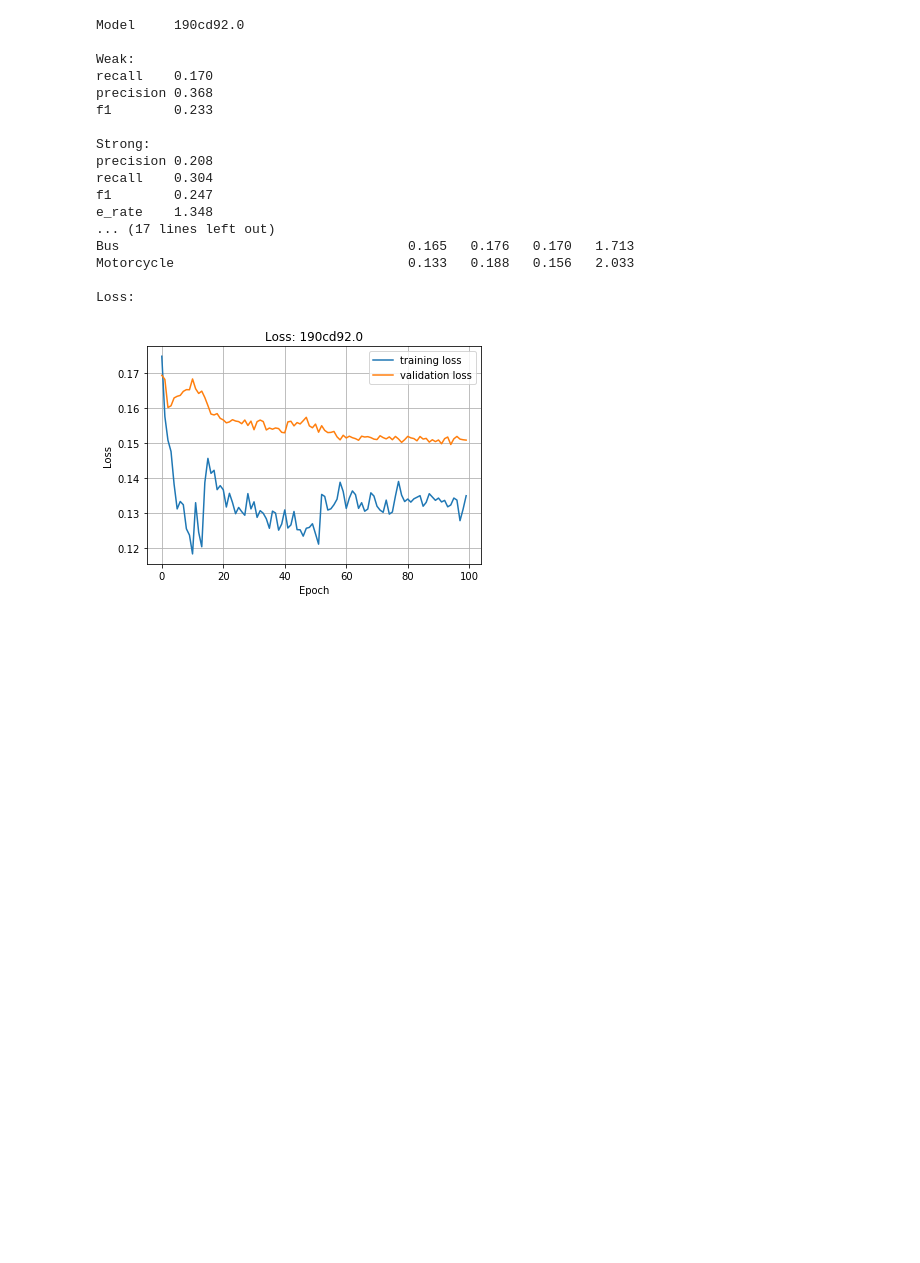
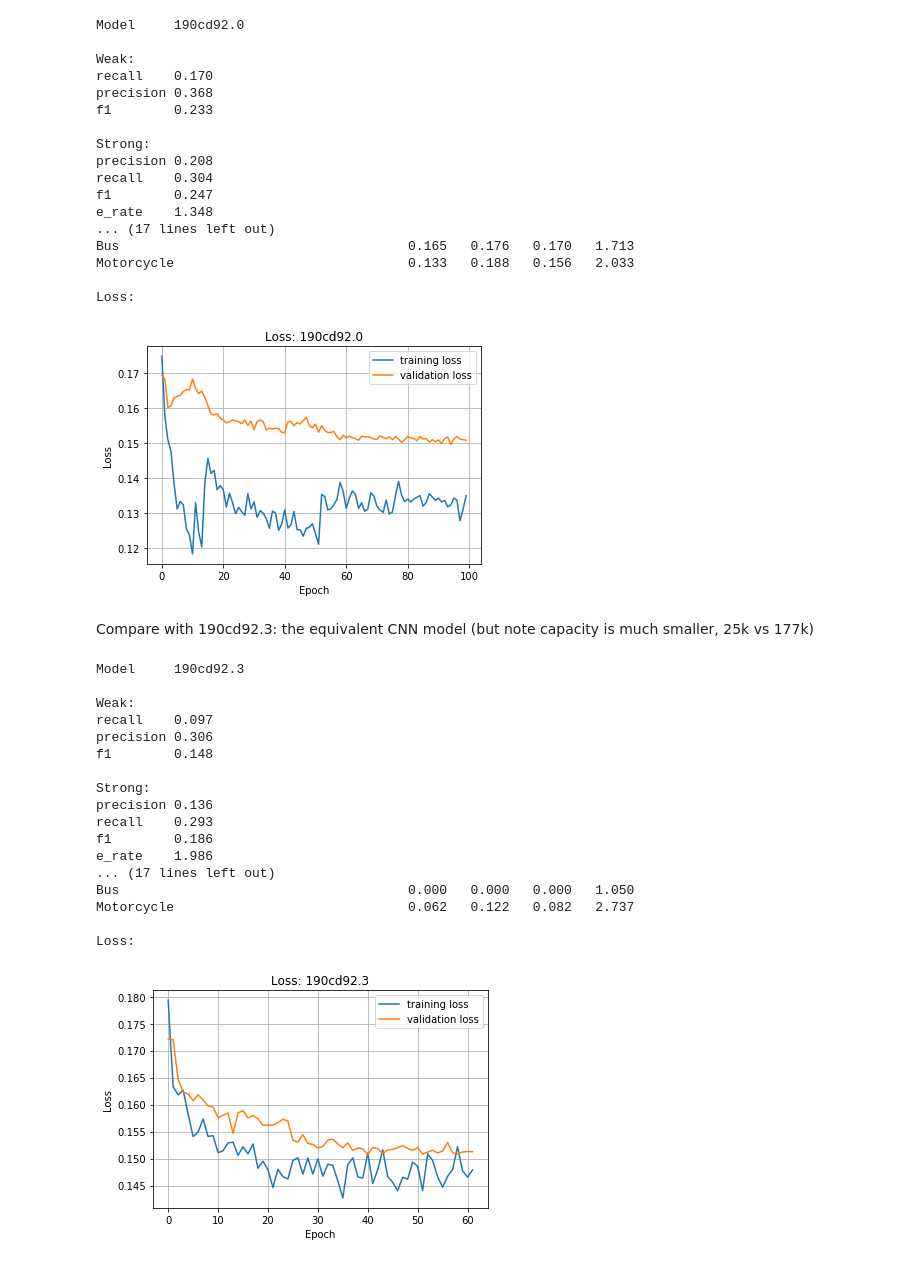
Before and after one commit to marl/milsed, a Jupyter notebook: notebooks/v1/01_model_results.ipynb, the cells around one changed output. Cells and saved outputs as stored; diff of their text form; code cells hidden in the pictures; blank space fills up the shorter version.

Commit message:
updated results

```diff
--- a/notebooks/v1/01_model_results.ipynb
+++ b/notebooks/v1/01_model_results.ipynb
@@ -53,3 +57,26 @@ Motorcycle                              0.133   0.188   0.156   2.033
 
 Loss:
 [figure]
+# %% [markdown]
+Compare with 190cd92.3: the equivalent CNN model (but note capacity is much smaller, 25k vs 177k)
+# %%
+milsed.eval.report_results(OUTPUT_PATH, '190cd92.3')
+# %% [output]
+Model     190cd92.3
+
+Weak:
+recall    0.097
+precision 0.306
+f1        0.148
+
+Strong:
+precision 0.136
+recall    0.293
+f1        0.186
+e_rate    1.986
+... (17 lines left out)
+Bus                                     0.000   0.000   0.000   1.050
+Motorcycle                              0.062   0.122   0.082   2.737
+
+Loss:
+[figure, added]
```
Also changed, not shown: parts of 13 cells of this notebook.
